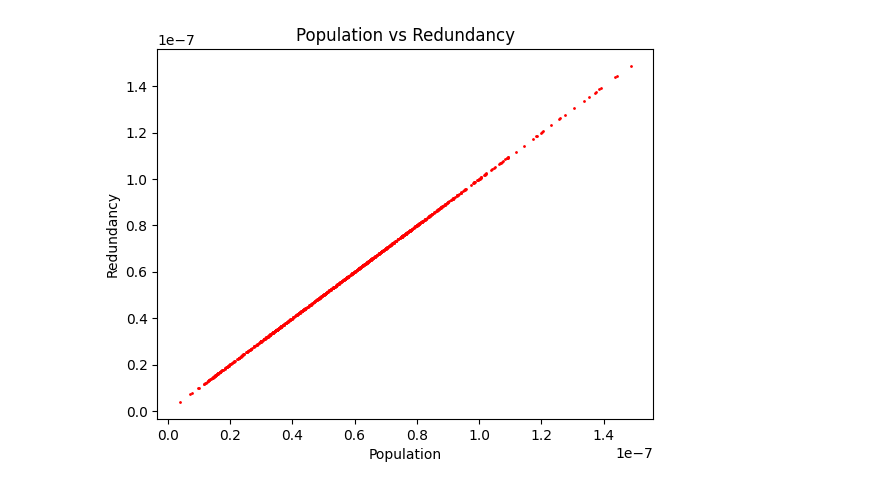
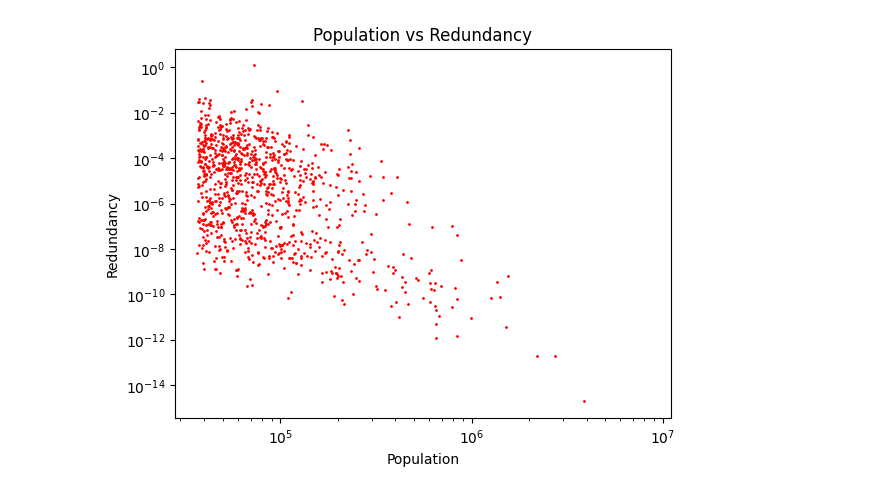
Before and after one commit to shivamCode0/ghp-math-2024, a Jupyter notebook: research/plot_cities.ipynb, the cells around one changed output. Drawn from its saved outputs; the diff is of its cells as text; code cells hidden in the pictures.

```diff
--- a/research/plot_cities.ipynb
+++ b/research/plot_cities.ipynb
@@ -63,13 +62,44 @@ def calculate_redundancy_score_1(cities):
+# %%
+def distance(lat1, lon1, lat2, lon2):
+    R = 6371.0
+    lat1 = radians(lat1)
+    lon1 = radians(lon1)
+    lat2 = radians(lat2)
+    lon2 = radians(lon2)
+    dlon = lon2 - lon1
+    dlat = lat2 - lat1
+    a = sin(dlat / 2)**2 + cos(lat1) * cos(lat2) * sin(dlon / 2)**2
+    c = 2 * atan2(sqrt(a), sqrt(1 - a))
+    return R * c # distance in km
+
+# Determine how redundant each city is based on other cities
+def redundancy_1(cities, weight=2):
+    r = [0] * len(cities)
+    for i in range(len(cities)):
+        for j in range(i + 1, len(cities)):
+            ci = cities[i]
+            cj = cities[j]
+            lat1, lon1 = ci[1], ci[2]
+            lat2, lon2 = cj[1], cj[2]
+            d = distance(lat1, lon1, lat2, lon2)
+            p1, p2 = ci[3], cj[3]
+            rscore = p2 / p1 * d ** -weight
+            if p1 > p2:
+                r[j] += rscore
+            elif p2 > p1:
+                r[i] += rscore
+    return r
 # %%
 # keep the 100 most redundant cities
-scores = calculate_redundancy_score_1(cities)
+scores = redundancy_1(cities, 4)
+pops = [x[3] for x in cities]
 # plot graph between redundancy and population
-pops = [pop for id, pop in scores]
-redundancies = [score for id, score in scores]
-plt.scatter(pops, redundancies, c="red", s=1)
+plt.scatter(pops, scores, c="red", s=1)
 plt.xlabel("Population")
 plt.ylabel("Redundancy")
+plt.yscale("log")
+plt.xscale("log")
 plt.title("Population vs Redundancy")
 plt.show()
 # %% [output]
-[figure, old version]
+[figure, new version]
```
Also changed, not shown: parts of 13 cells of this notebook, 4 other files.
